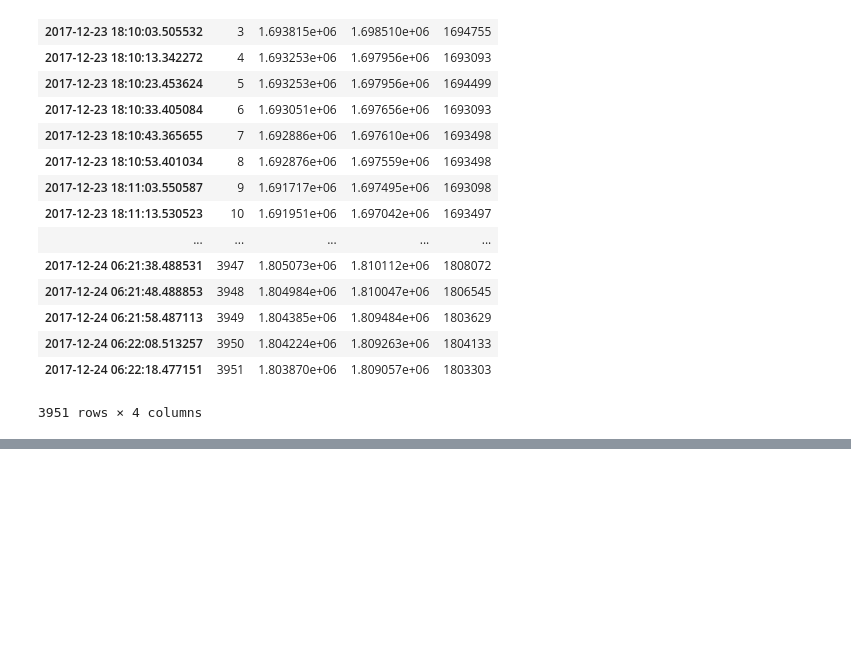
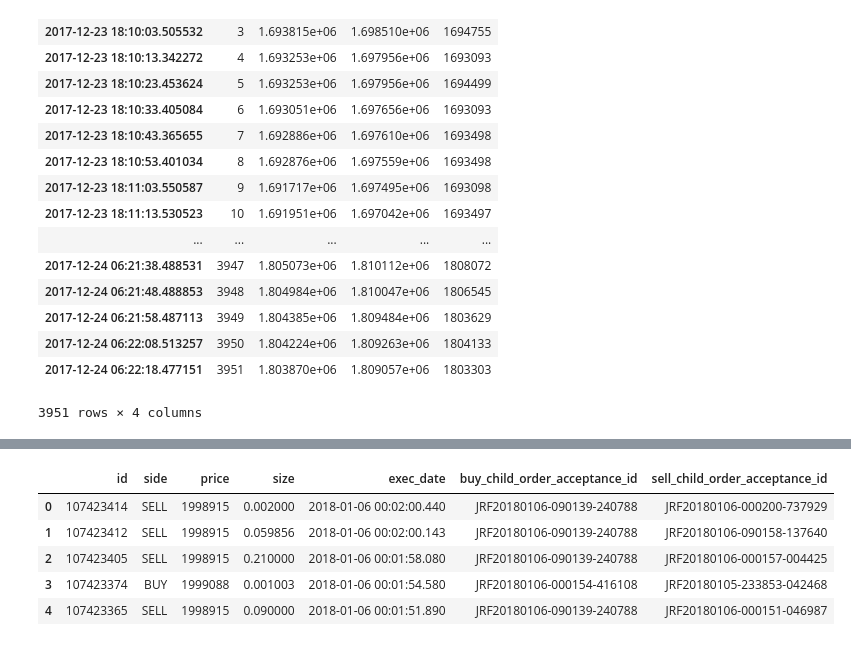
Before and after one commit to threepipes/PyBitTrader, a Jupyter notebook: see_db.ipynb, the cells around one changed output, grey strips where cells are left out. Drawn from its saved outputs; the diff is of its cells as text; code cells hidden in the pictures; blank space fills up the shorter version.

```diff
--- a/see_db.ipynb
+++ b/see_db.ipynb
@@ -147,0 +174,9 @@ df
+# %%
+pd.read_sql(session.query(History).order_by(desc(History.id)).limit(5).statement, session.bind)
+# %% [output]
+|  | id | side | price | size | exec_date | buy_child_order_acceptance_id | sell_child_order_acceptance_id |
+| 0 | 107423414 | SELL | 1998915 | 0.002000 | 2018-01-06 00:02:00.440 | JRF20180106-090139-240788 | JRF20180106-000200-737929 |
+| 1 | 107423412 | SELL | 1998915 | 0.059856 | 2018-01-06 00:02:00.143 | JRF20180106-090139-240788 | JRF20180106-090158-137640 |
+| 2 | 107423405 | SELL | 1998915 | 0.210000 | 2018-01-06 00:01:58.080 | JRF20180106-090139-240788 | JRF20180106-000157-004425 |
+| 3 | 107423374 | BUY | 1999088 | 0.001003 | 2018-01-06 00:01:54.580 | JRF20180106-000154-416108 | JRF20180105-233853-042468 |
+| 4 | 107423365 | SELL | 1998915 | 0.090000 | 2018-01-06 00:01:51.890 | JRF20180106-090139-240788 | JRF20180106-000151-046987 |
```
Also changed, not shown: parts of 7 cells of this notebook, 9 other files.
